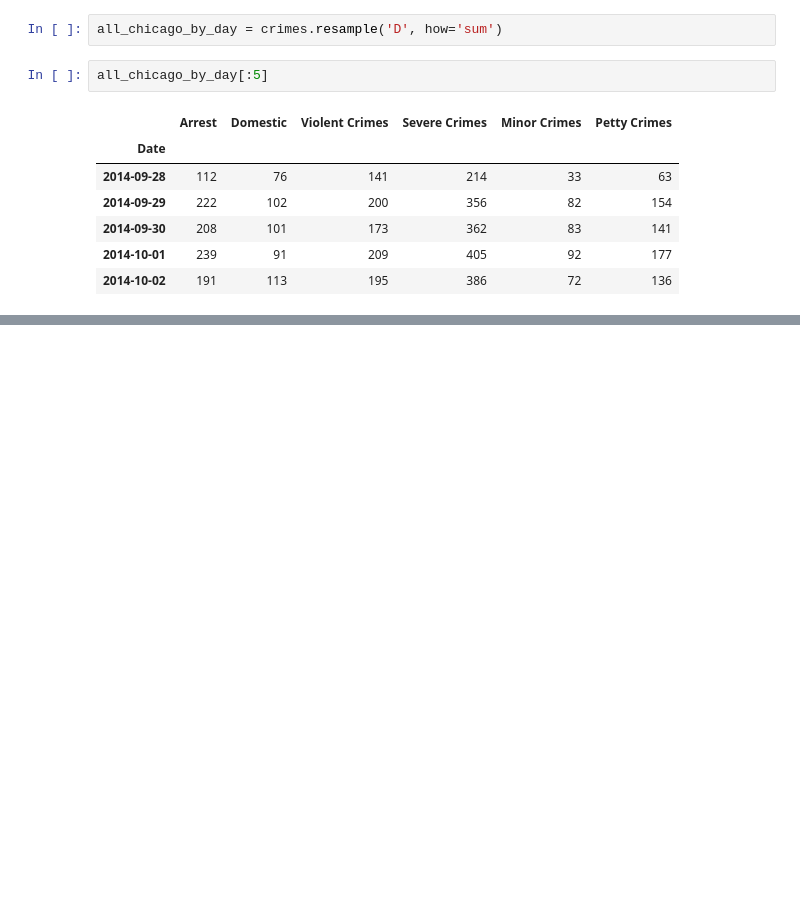
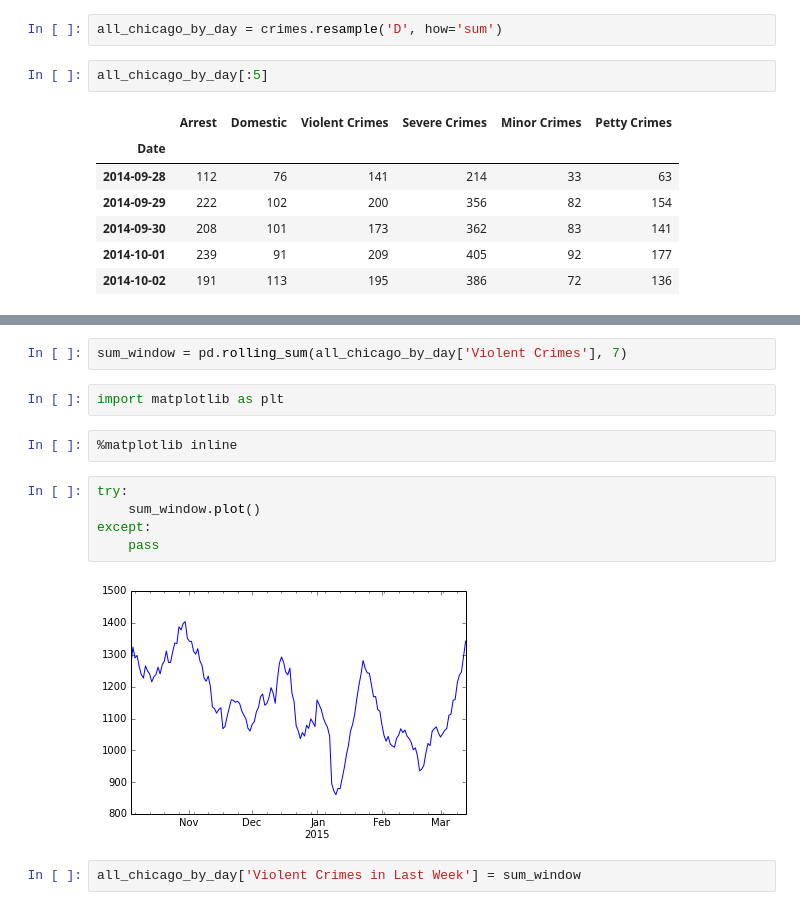
Before and after one commit to IndianOnRun/chi-learn, a Jupyter notebook: notebooks/example_vec_munge.ipynb, the cells around one changed output, grey strips where cells are left out. Drawn from its saved outputs; the diff is of its cells as text; blank space fills up the shorter version.

Commit message:
Add rolling window aggregation

```diff
--- a/notebooks/example_vec_munge.ipynb
+++ b/notebooks/example_vec_munge.ipynb
@@ -92,0 +65,15 @@ Timestamp('2014-09-30 00:00:00')
+# %%
+sum_window = pd.rolling_sum(all_chicago_by_day['Violent Crimes'], 7)
+# %%
+import matplotlib as plt
+# %%
+%matplotlib inline
+# %%
+try:
+    sum_window.plot()
+except:
+    pass
+# %% [output]
+[figure, added]
+# %%
+all_chicago_by_day['Violent Crimes in Last Week'] = sum_window
```
Also changed, not shown: parts of 9 cells of this notebook, 1 other file.
